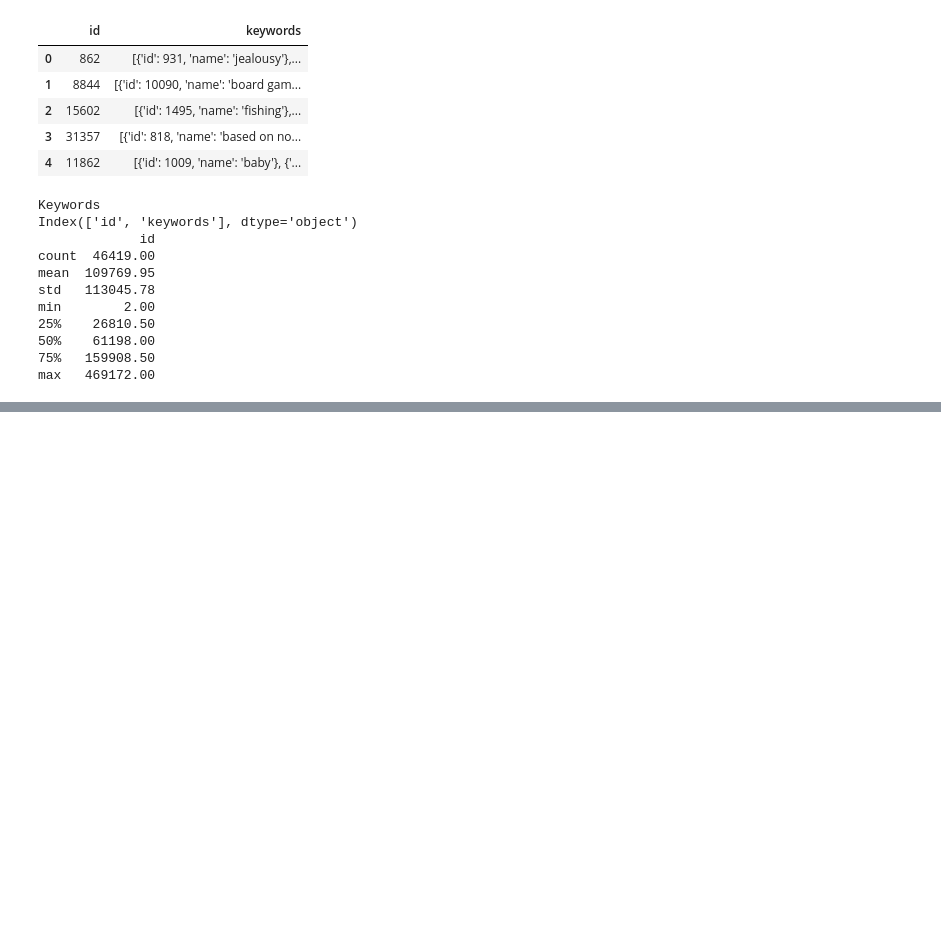
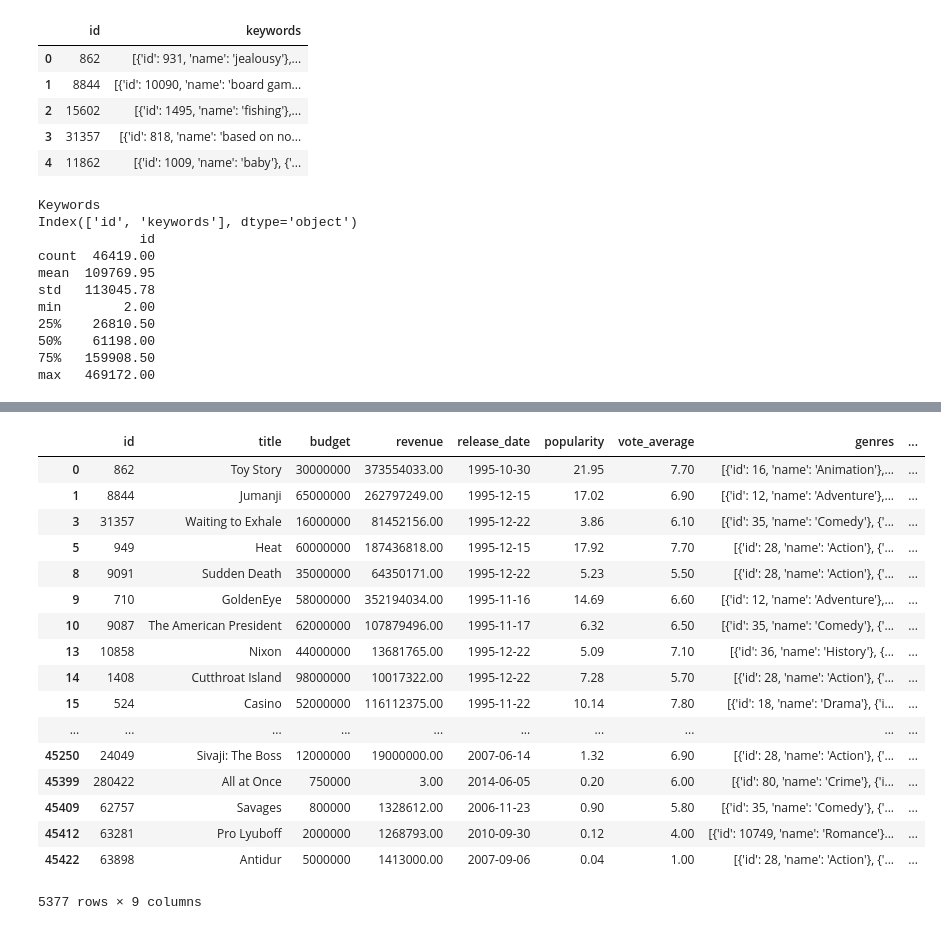
Before and after one commit to nastazya/Movies-analytics, a Jupyter notebook: data-wrangling.ipynb, the cells around one changed output, grey strips where cells are left out. Saved outputs shown, nothing was run; the diff lists cells and outputs as text; code cells hidden in the pictures; blank space fills up the shorter version.

```diff
--- a/data-wrangling.ipynb
+++ b/data-wrangling.ipynb
@@ -105,0 +273,21 @@ max   469172.00
+# %%
+movies
+# %% [output]
+|  | id | title | budget | revenue | release_date | popularity | vote_average | genres | ... |
+| 0 | 862 | Toy Story | 30000000 | 373554033.00 | 1995-10-30 | 21.95 | 7.70 | [{'id': 16, 'name': 'Animation'},... | ... |
+| 1 | 8844 | Jumanji | 65000000 | 262797249.00 | 1995-12-15 | 17.02 | 6.90 | [{'id': 12, 'name': 'Adventure'},... | ... |
+| 3 | 31357 | Waiting to Exhale | 16000000 | 81452156.00 | 1995-12-22 | 3.86 | 6.10 | [{'id': 35, 'name': 'Comedy'}, {'... | ... |
+| 5 | 949 | Heat | 60000000 | 187436818.00 | 1995-12-15 | 17.92 | 7.70 | [{'id': 28, 'name': 'Action'}, {'... | ... |
+| 8 | 9091 | Sudden Death | 35000000 | 64350171.00 | 1995-12-22 | 5.23 | 5.50 | [{'id': 28, 'name': 'Action'}, {'... | ... |
+| 9 | 710 | GoldenEye | 58000000 | 352194034.00 | 1995-11-16 | 14.69 | 6.60 | [{'id': 12, 'name': 'Adventure'},... | ... |
+| 10 | 9087 | The American President | 62000000 | 107879496.00 | 1995-11-17 | 6.32 | 6.50 | [{'id': 35, 'name': 'Comedy'}, {'... | ... |
+| 13 | 10858 | Nixon | 44000000 | 13681765.00 | 1995-12-22 | 5.09 | 7.10 | [{'id': 36, 'name': 'History'}, {... | ... |
+| 14 | 1408 | Cutthroat Island | 98000000 | 10017322.00 | 1995-12-22 | 7.28 | 5.70 | [{'id': 28, 'name': 'Action'}, {'... | ... |
+| 15 | 524 | Casino | 52000000 | 116112375.00 | 1995-11-22 | 10.14 | 7.80 | [{'id': 18, 'name': 'Drama'}, {'i... | ... |
+| ... | ... | ... | ... | ... | ... | ... | ... | ... | ... |
+| 45250 | 24049 | Sivaji: The Boss | 12000000 | 19000000.00 | 2007-06-14 | 1.32 | 6.90 | [{'id': 28, 'name': 'Action'}, {'... | ... |
+| 45399 | 280422 | All at Once | 750000 | 3.00 | 2014-06-05 | 0.20 | 6.00 | [{'id': 80, 'name': 'Crime'}, {'i... | ... |
+| 45409 | 62757 | Savages | 800000 | 1328612.00 | 2006-11-23 | 0.90 | 5.80 | [{'id': 35, 'name': 'Comedy'}, {'... | ... |
+| 45412 | 63281 | Pro Lyuboff | 2000000 | 1268793.00 | 2010-09-30 | 0.12 | 4.00 | [{'id': 10749, 'name': 'Romance'}... | ... |
+| 45422 | 63898 | Antidur | 5000000 | 1413000.00 | 2007-09-06 | 0.04 | 1.00 | [{'id': 28, 'name': 'Action'}, {'... | ... |
+5377 rows × 9 columns
```
Also changed, not shown: parts of 13 cells of this notebook.
